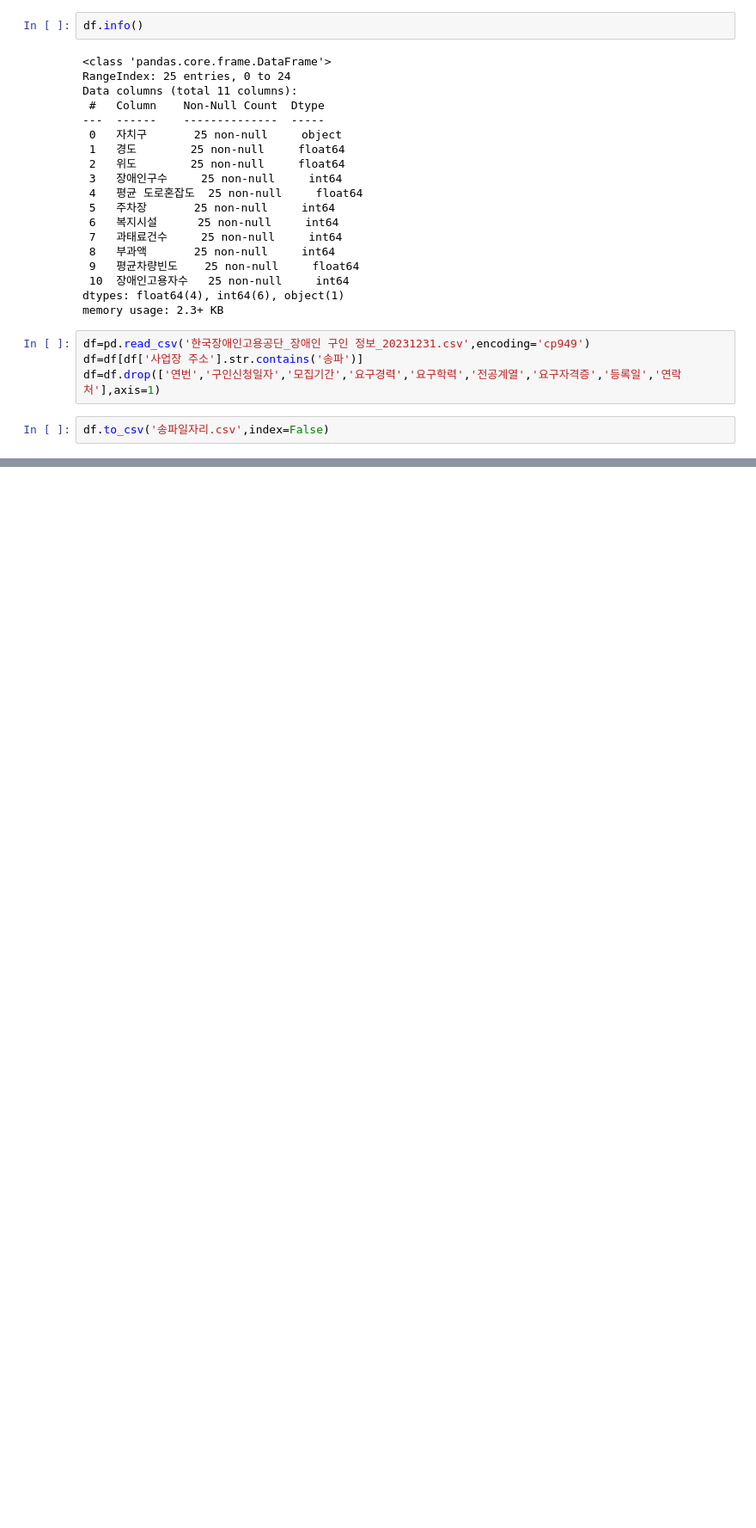
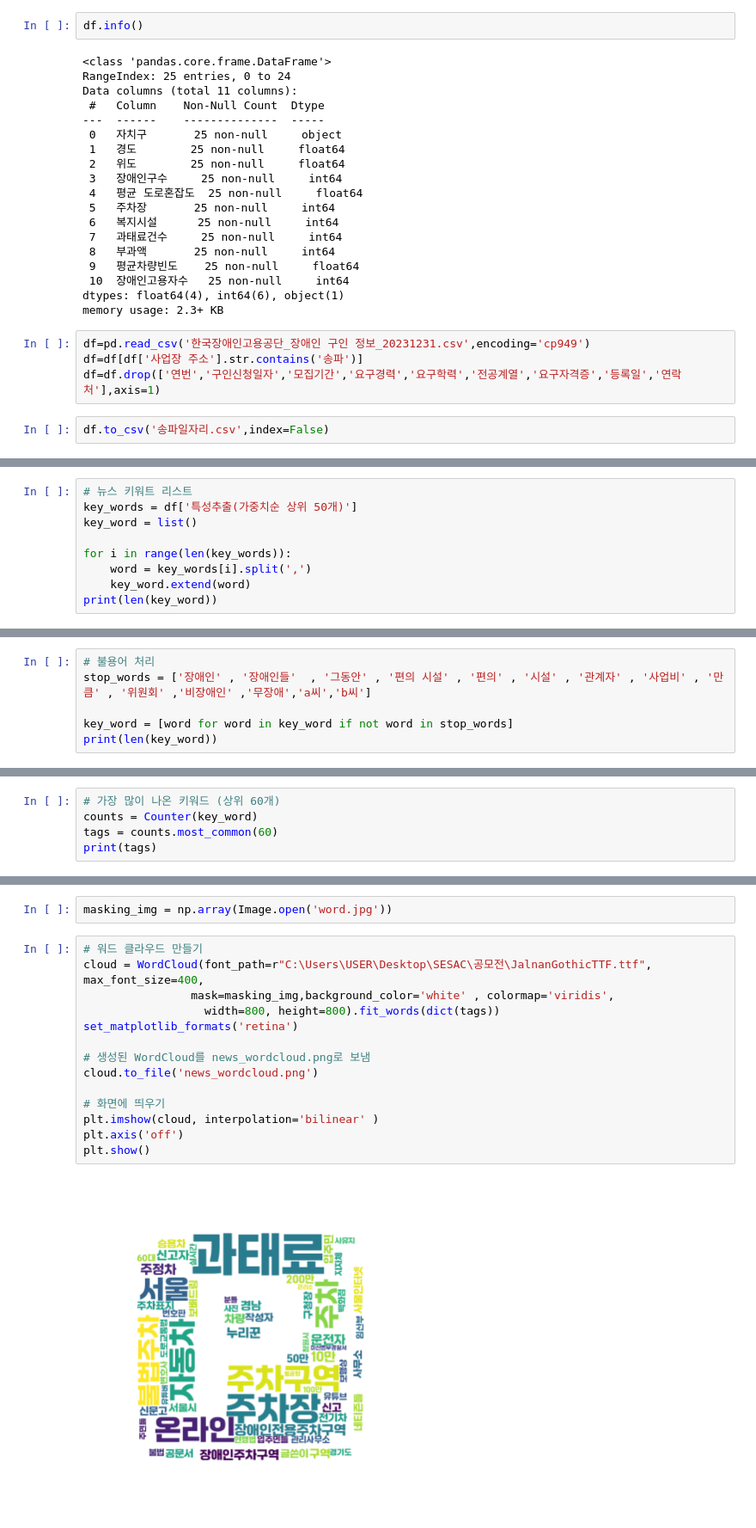
Before and after one commit to CJW5361/SESAC_AI_Open_Source, a Jupyter notebook: 공모전/see.ipynb, the cells around one changed output, grey strips where cells are left out. Shown at 86% size. Saved outputs shown, nothing was run; the diff lists cells and outputs as text; blank space fills up the shorter version.

```diff
--- a/공모전/see.ipynb
+++ b/공모전/see.ipynb
@@ -802,0 +1087,9 @@ df.to_csv('송파일자리.csv',index=False)
+# %%
+# 뉴스 키워트 리스트
+key_words = df['특성추출(가중치순 상위 50개)']
+key_word = list()
+
+for i in range(len(key_words)):
+    word = key_words[i].split(',')
+    key_word.extend(word)
+print(len(key_word))
@@ -802,0 +1098,6 @@ df.to_csv('송파일자리.csv',index=False)
+# %%
+# 불용어 처리
+stop_words = ['장애인' , '장애인들'  , '그동안' , '편의 시설' , '편의' , '시설' , '관계자' , '사업비' , '만큼' , '위원회' ,'비장애인' ,'무장애','a씨','b씨']
+
+key_word = [word for word in key_word if not word in stop_words]
+print(len(key_word))
@@ -802,0 +1106,5 @@ df.to_csv('송파일자리.csv',index=False)
+# %%
+# 가장 많이 나온 키워드 (상위 60개)
+counts = Counter(key_word)
+tags = counts.most_common(60)
+print(tags)
@@ -802,0 +1114,18 @@ df.to_csv('송파일자리.csv',index=False)
+# %%
+masking_img = np.array(Image.open('word.jpg'))
+# %%
+# 워드 클라우드 만들기
+cloud = WordCloud(font_path=r"C:\Users\USER\Desktop\SESAC\공모전\JalnanGothicTTF.ttf", max_font_size=400,
+                mask=masking_img,background_color='white' , colormap='viridis',
+                  width=800, height=800).fit_words(dict(tags))
+set_matplotlib_formats('retina')
+
+# 생성된 WordCloud를 news_wordcloud.png로 보냄
+cloud.to_file('news_wordcloud.png')
+
+# 화면에 띄우기
+plt.imshow(cloud, interpolation='bilinear' )
+plt.axis('off')
+plt.show()
+# %% [output]
+[figure, added]
```
Also changed, not shown: parts of 23 cells of this notebook, 8 other files.
